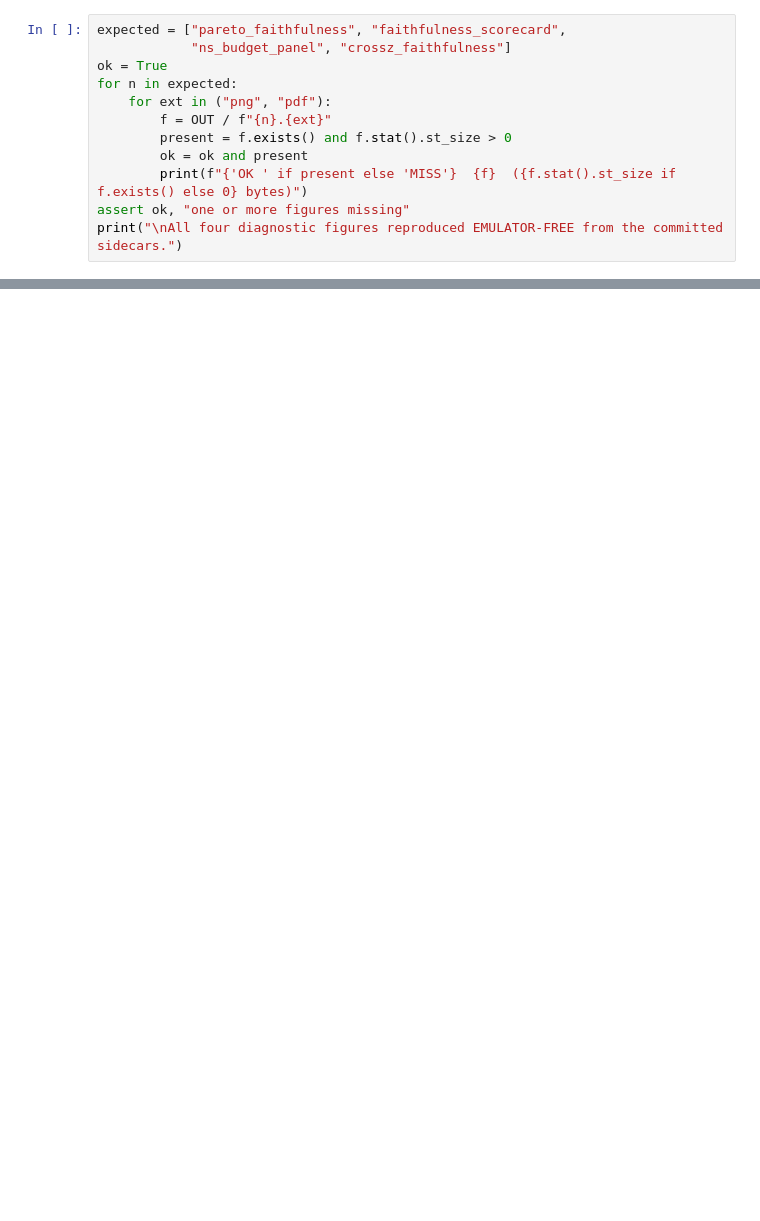
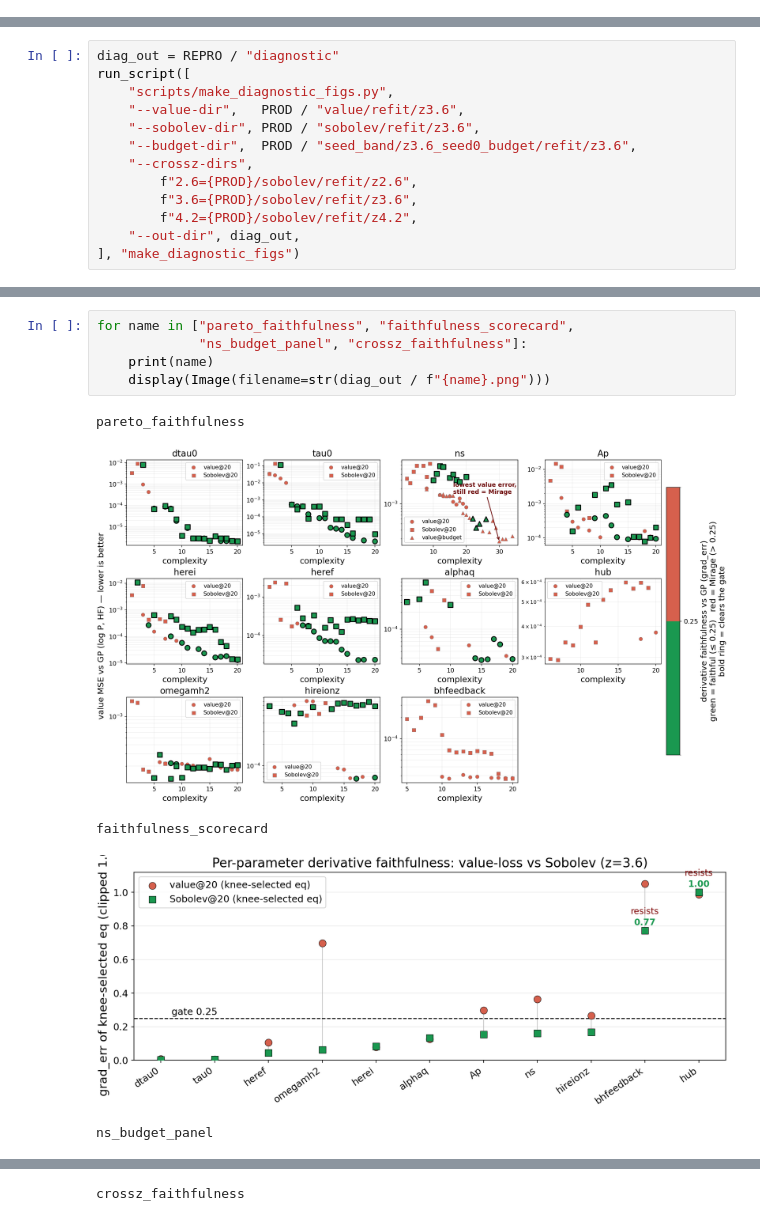
Before and after one commit to jibanCat/lya1d_priya_forecast, a Jupyter notebook: notebooks/reproduce_paper_figures.ipynb, the cells around one changed output, grey strips where cells are left out. Saved outputs shown, nothing was run; the diff lists cells and outputs as text; blank space fills up the shorter version.

```diff
--- a/notebooks/reproduce_paper_figures.ipynb
+++ b/notebooks/reproduce_paper_figures.ipynb
@@ -382,12 +0,0 @@ Final emulator-free check: assert the four PNG (+ PDF) artifacts exist on disk.
-# %%
-expected = ["pareto_faithfulness", "faithfulness_scorecard",
-            "ns_budget_panel", "crossz_faithfulness"]
-ok = True
-for n in expected:
-    for ext in ("png", "pdf"):
-        f = OUT / f"{n}.{ext}"
-        present = f.exists() and f.stat().st_size > 0
-        ok = ok and present
-        print(f"{'OK ' if present else 'MISS'}  {f}  ({f.stat().st_size if f.exists() else 0} bytes)")
-assert ok, "one or more figures missing"
-print("\nAll four diagnostic figures reproduced EMULATOR-FREE from the committed sidecars.")
@@ -404,0 +131,13 @@ All four diagnostic figures reproduced EMULATOR-FREE from the committed sidecars
+# %%
+diag_out = REPRO / "diagnostic"
+run_script([
+    "scripts/make_diagnostic_figs.py",
+    "--value-dir",   PROD / "value/refit/z3.6",
+    "--sobolev-dir", PROD / "sobolev/refit/z3.6",
+    "--budget-dir",  PROD / "seed_band/z3.6_seed0_budget/refit/z3.6",
+    "--crossz-dirs",
+        f"2.6={PROD}/sobolev/refit/z2.6",
+        f"3.6={PROD}/sobolev/refit/z3.6",
+        f"4.2={PROD}/sobolev/refit/z4.2",
+    "--out-dir", diag_out,
+], "make_diagnostic_figs")
@@ -404,0 +148,11 @@ All four diagnostic figures reproduced EMULATOR-FREE from the committed sidecars
+# %%
+for name in ["pareto_faithfulness", "faithfulness_scorecard",
+             "ns_budget_panel", "crossz_faithfulness"]:
+    print(name)
+    display(Image(filename=str(diag_out / f"{name}.png")))
+# %% [output]
+pareto_faithfulness
+[figure, added]
+faithfulness_scorecard
+[figure, added]
+ns_budget_panel
@@ -404,0 +160 @@ All four diagnostic figures reproduced EMULATOR-FREE from the committed sidecars
+crossz_faithfulness
```
Also changed, not shown: parts of 39 cells of this notebook, 1 other file.
